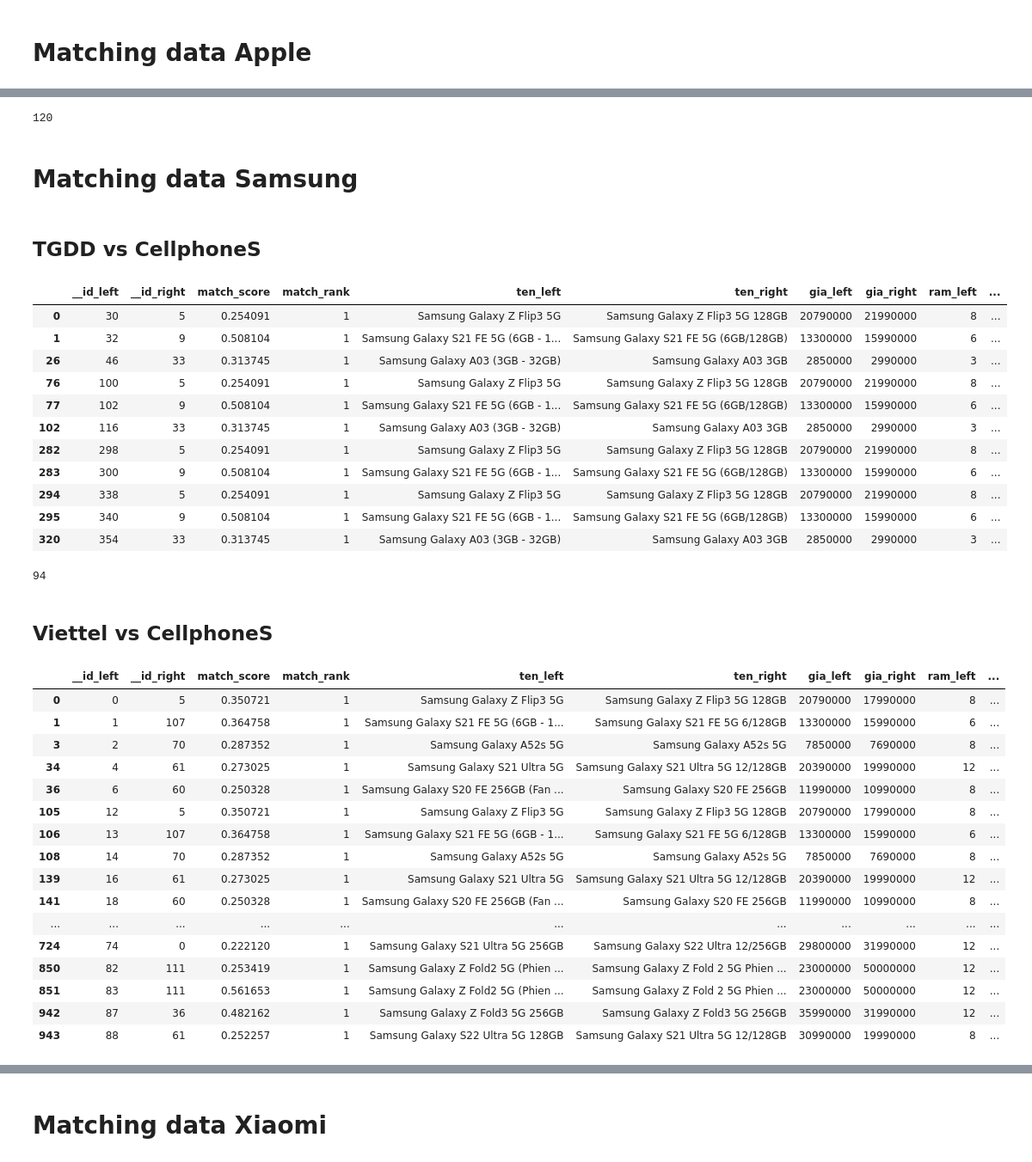
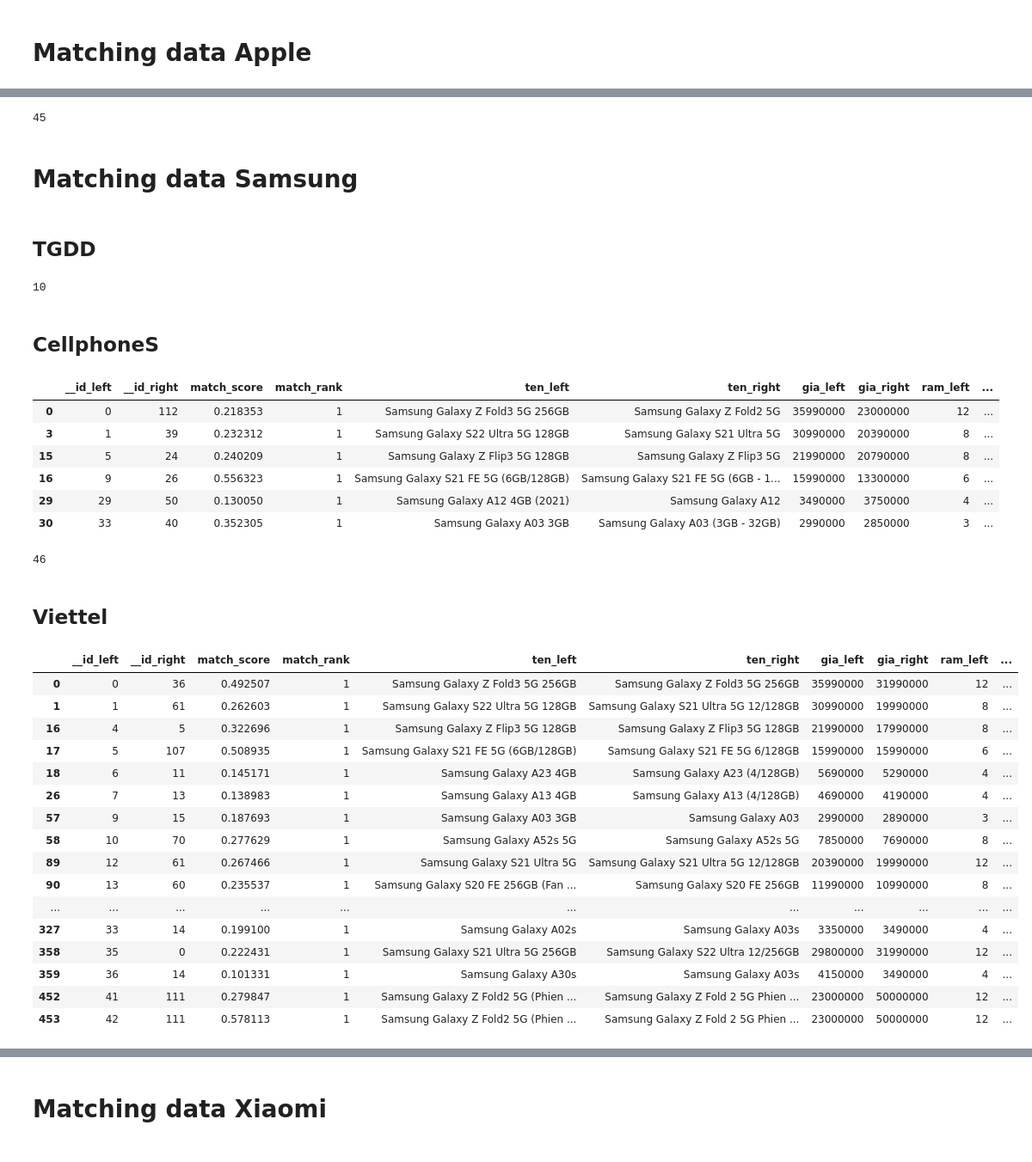
Before and after one commit to tqgminh/data_integration, a Jupyter notebook: data_matching.ipynb, the cells around one changed output, grey strips where cells are left out. Shown at 86% size. Drawn from its saved outputs; the diff is of its cells as text; code cells hidden in the pictures.

```diff
--- a/data_matching.ipynb
+++ b/data_matching.ipynb
@@ -148,5 +141,5 @@ apple_matcher
 # %%
-values = apple_matcher['__id_right'].tolist()
+values = apple_matcher['__id_right'].unique().tolist()
 apple_tiki_df = apple_tiki_df.query("id not in @values")
 
 apple_df = pd.concat([apple_df, apple_tiki_df])
@@ -154,61 +147,64 @@ apple_df = apple_df.reset_index(drop=True)
 apple_df['id'] = apple_df.index
 print(len(apple_df))
 # %% [output]
-120
+45
 # %% [markdown]
 # Matching data Samsung
 # %% [markdown]
-## TGDD vs CellphoneS
+## TGDD
+# %%
+ss_df = ss_tgdd_df
+len(ss_df)
+# %% [output]
+10
+# %% [markdown]
+## CellphoneS
 # %%
-ss_matcher = fuzzymatcher.link_table(ss_cps_df, ss_tgdd_df, left_on, right_on, left_id_col = "id", right_id_col = "id")
-ss_matcher = ss_matcher[ss_matcher['match_score'] > 0.25]
+ss_matcher = fuzzymatcher.link_table(ss_df, ss_cps_df, left_on, right_on, left_id_col = "id", right_id_col = "id")
+ss_matcher = ss_matcher[ss_matcher['match_score'] > 0.1]
 ss_matcher
 # %% [output]
 |  | __id_left | __id_right | match_score | match_rank | ten_left | ten_right | gia_left | gia_right | ram_left | ... |
-| 0 | 30 | 5 | 0.254091 | 1 | Samsung Galaxy Z Flip3 5G | Samsung Galaxy Z Flip3 5G 128GB | 20790000 | 21990000 | 8 | ... |
-| 1 | 32 | 9 | 0.508104 | 1 | Samsung Galaxy S21 FE 5G (6GB - 1... | Samsung Galaxy S21 FE 5G (6GB/128GB) | 13300000 | 15990000 | 6 | ... |
-| 26 | 46 | 33 | 0.313745 | 1 | Samsung Galaxy A03 (3GB - 32GB) | Samsung Galaxy A03 3GB | 2850000 | 2990000 | 3 | ... |
-| 76 | 100 | 5 | 0.254091 | 1 | Samsung Galaxy Z Flip3 5G | Samsung Galaxy Z Flip3 5G 128GB | 20790000 | 21990000 | 8 | ... |
-| 77 | 102 | 9 | 0.508104 | 1 | Samsung Galaxy S21 FE 5G (6GB - 1... | Samsung Galaxy S21 FE 5G (6GB/128GB) | 13300000 | 15990000 | 6 | ... |
-| 102 | 116 | 33 | 0.313745 | 1 | Samsung Galaxy A03 (3GB - 32GB) | Samsung Galaxy A03 3GB | 2850000 | 2990000 | 3 | ... |
-| 282 | 298 | 5 | 0.254091 | 1 | Samsung Galaxy Z Flip3 5G | Samsung Galaxy Z Flip3 5G 128GB | 20790000 | 21990000 | 8 | ... |
-| 283 | 300 | 9 | 0.508104 | 1 | Samsung Galaxy S21 FE 5G (6GB - 1... | Samsung Galaxy S21 FE 5G (6GB/128GB) | 13300000 | 15990000 | 6 | ... |
-| 294 | 338 | 5 | 0.254091 | 1 | Samsung Galaxy Z Flip3 5G | Samsung Galaxy Z Flip3 5G 128GB | 20790000 | 21990000 | 8 | ... |
-| 295 | 340 | 9 | 0.508104 | 1 | Samsung Galaxy S21 FE 5G (6GB - 1... | Samsung Galaxy S21 FE 5G (6GB/128GB) | 13300000 | 15990000 | 6 | ... |
-| 320 | 354 | 33 | 0.313745 | 1 | Samsung Galaxy A03 (3GB - 32GB) | Samsung Galaxy A03 3GB | 2850000 | 2990000 | 3 | ... |
+| 0 | 0 | 112 | 0.218353 | 1 | Samsung Galaxy Z Fold3 5G 256GB | Samsung Galaxy Z Fold2 5G | 35990000 | 23000000 | 12 | ... |
+| 3 | 1 | 39 | 0.232312 | 1 | Samsung Galaxy S22 Ultra 5G 128GB | Samsung Galaxy S21 Ultra 5G | 30990000 | 20390000 | 8 | ... |
+| 15 | 5 | 24 | 0.240209 | 1 | Samsung Galaxy Z Flip3 5G 128GB | Samsung Galaxy Z Flip3 5G | 21990000 | 20790000 | 8 | ... |
+| 16 | 9 | 26 | 0.556323 | 1 | Samsung Galaxy S21 FE 5G (6GB/128GB) | Samsung Galaxy S21 FE 5G (6GB - 1... | 15990000 | 13300000 | 6 | ... |
+| 29 | 29 | 50 | 0.130050 | 1 | Samsung Galaxy A12 4GB (2021) | Samsung Galaxy A12 | 3490000 | 3750000 | 4 | ... |
+| 30 | 33 | 40 | 0.352305 | 1 | Samsung Galaxy A03 3GB | Samsung Galaxy A03 (3GB - 32GB) | 2990000 | 2850000 | 3 | ... |
 # %%
-values = ss_matcher['__id_right'].tolist()
-ss_tgdd_df = ss_tgdd_df.query("id not in @values")
+values = ss_matcher['__id_right'].unique().tolist()
+values.remove(112)
+values.remove(39)
+ss_cps_df = ss_cps_df.query("id not in @values")
 
-ss_df = pd.concat([ss_cps_df, ss_tgdd_df])
+ss_df = pd.concat([ss_df, ss_cps_df])
 ss_df = ss_df.reset_index(drop=True)
 ss_df['id'] = ss_df.index
 print(len(ss_df))
 # %% [output]
-94
+46
 # %% [markdown]
-## Viettel vs CellphoneS
+## Viettel
 # %%
 ss_matcher = fuzzymatcher.link_table(ss_df, ss_vt_df, left_on, right_on, left_id_col = "id", right_id_col = "id")
-ss_matcher = ss_matcher[ss_matcher['match_score'] > 0.15]
-ss_matcher = ss_matcher[ss_matcher['match_rank'] == 1]
+ss_matcher = ss_matcher[ss_matcher['match_score'] > 0.1]
 ss_matcher
 # %% [output]
 |  | __id_left | __id_right | match_score | match_rank | ten_left | ten_right | gia_left | gia_right | ram_left | ... |
-| 0 | 0 | 5 | 0.350721 | 1 | Samsung Galaxy Z Flip3 5G | Samsung Galaxy Z Flip3 5G 128GB | 20790000 | 17990000 | 8 | ... |
-| 1 | 1 | 107 | 0.364758 | 1 | Samsung Galaxy S21 FE 5G (6GB - 1... | Samsung Galaxy S21 FE 5G 6/128GB | 13300000 | 15990000 | 6 | ... |
-| 3 | 2 | 70 | 0.287352 | 1 | Samsung Galaxy A52s 5G | Samsung Galaxy A52s 5G | 7850000 | 7690000 | 8 | ... |
-| 34 | 4 | 61 | 0.273025 | 1 | Samsung Galaxy S21 Ultra 5G | Samsung Galaxy S21 Ultra 5G 12/128GB | 20390000 | 19990000 | 12 | ... |
-| 36 | 6 | 60 | 0.250328 | 1 | Samsung Galaxy S20 FE 256GB (Fan ... | Samsung Galaxy S20 FE 256GB | 11990000 | 10990000 | 8 | ... |
-| 105 | 12 | 5 | 0.350721 | 1 | Samsung Galaxy Z Flip3 5G | Samsung Galaxy Z Flip3 5G 128GB | 20790000 | 17990000 | 8 | ... |
-| 106 | 13 | 107 | 0.364758 | 1 | Samsung Galaxy S21 FE 5G (6GB - 1... | Samsung Galaxy S21 FE 5G 6/128GB | 13300000 | 15990000 | 6 | ... |
-| 108 | 14 | 70 | 0.287352 | 1 | Samsung Galaxy A52s 5G | Samsung Galaxy A52s 5G | 7850000 | 7690000 | 8 | ... |
-| 139 | 16 | 61 | 0.273025 | 1 | Samsung Galaxy S21 Ultra 5G | Samsung Galaxy S21 Ultra 5G 12/128GB | 20390000 | 19990000 | 12 | ... |
-| 141 | 18 | 60 | 0.250328 | 1 | Samsung Galaxy S20 FE 256GB (Fan ... | Samsung Galaxy S20 FE 256GB | 11990000 | 10990000 | 8 | ... |
+| 0 | 0 | 36 | 0.492507 | 1 | Samsung Galaxy Z Fold3 5G 256GB | Samsung Galaxy Z Fold3 5G 256GB | 35990000 | 31990000 | 12 | ... |
+| 1 | 1 | 61 | 0.262603 | 1 | Samsung Galaxy S22 Ultra 5G 128GB | Samsung Galaxy S21 Ultra 5G 12/128GB | 30990000 | 19990000 | 8 | ... |
+| 16 | 4 | 5 | 0.322696 | 1 | Samsung Galaxy Z Flip3 5G 128GB | Samsung Galaxy Z Flip3 5G 128GB | 21990000 | 17990000 | 8 | ... |
+| 17 | 5 | 107 | 0.508935 | 1 | Samsung Galaxy S21 FE 5G (6GB/128GB) | Samsung Galaxy S21 FE 5G 6/128GB | 15990000 | 15990000 | 6 | ... |
+| 18 | 6 | 11 | 0.145171 | 1 | Samsung Galaxy A23 4GB | Samsung Galaxy A23 (4/128GB) | 5690000 | 5290000 | 4 | ... |
+| 26 | 7 | 13 | 0.138983 | 1 | Samsung Galaxy A13 4GB | Samsung Galaxy A13 (4/128GB) | 4690000 | 4190000 | 4 | ... |
+| 57 | 9 | 15 | 0.187693 | 1 | Samsung Galaxy A03 3GB | Samsung Galaxy A03 | 2990000 | 2890000 | 3 | ... |
+| 58 | 10 | 70 | 0.277629 | 1 | Samsung Galaxy A52s 5G | Samsung Galaxy A52s 5G | 7850000 | 7690000 | 8 | ... |
+| 89 | 12 | 61 | 0.267466 | 1 | Samsung Galaxy S21 Ultra 5G | Samsung Galaxy S21 Ultra 5G 12/128GB | 20390000 | 19990000 | 12 | ... |
+| 90 | 13 | 60 | 0.235537 | 1 | Samsung Galaxy S20 FE 256GB (Fan ... | Samsung Galaxy S20 FE 256GB | 11990000 | 10990000 | 8 | ... |
 | ... | ... | ... | ... | ... | ... | ... | ... | ... | ... | ... |
-| 724 | 74 | 0 | 0.222120 | 1 | Samsung Galaxy S21 Ultra 5G 256GB | Samsung Galaxy S22 Ultra 12/256GB | 29800000 | 31990000 | 12 | ... |
-| 850 | 82 | 111 | 0.253419 | 1 | Samsung Galaxy Z Fold2 5G (Phien ... | Samsung Galaxy Z Fold 2 5G Phien ... | 23000000 | 50000000 | 12 | ... |
-| 851 | 83 | 111 | 0.561653 | 1 | Samsung Galaxy Z Fold2 5G (Phien ... | Samsung Galaxy Z Fold 2 5G Phien ... | 23000000 | 50000000 | 12 | ... |
-| 942 | 87 | 36 | 0.482162 | 1 | Samsung Galaxy Z Fold3 5G 256GB | Samsung Galaxy Z Fold3 5G 256GB | 35990000 | 31990000 | 12 | ... |
-| 943 | 88 | 61 | 0.252257 | 1 | Samsung Galaxy S22 Ultra 5G 128GB | Samsung Galaxy S21 Ultra 5G 12/128GB | 30990000 | 19990000 | 8 | ... |
+| 327 | 33 | 14 | 0.199100 | 1 | Samsung Galaxy A02s | Samsung Galaxy A03s | 3350000 | 3490000 | 4 | ... |
+| 358 | 35 | 0 | 0.222431 | 1 | Samsung Galaxy S21 Ultra 5G 256GB | Samsung Galaxy S22 Ultra 12/256GB | 29800000 | 31990000 | 12 | ... |
+| 359 | 36 | 14 | 0.101331 | 1 | Samsung Galaxy A30s | Samsung Galaxy A03s | 4150000 | 3490000 | 4 | ... |
+| 452 | 41 | 111 | 0.279847 | 1 | Samsung Galaxy Z Fold2 5G (Phien ... | Samsung Galaxy Z Fold 2 5G Phien ... | 23000000 | 50000000 | 12 | ... |
+| 453 | 42 | 111 | 0.578113 | 1 | Samsung Galaxy Z Fold2 5G (Phien ... | Samsung Galaxy Z Fold 2 5G Phien ... | 23000000 | 50000000 | 12 | ... |
 # %%
```
Also changed, not shown: parts of 53 cells of this notebook, 7 other files.
